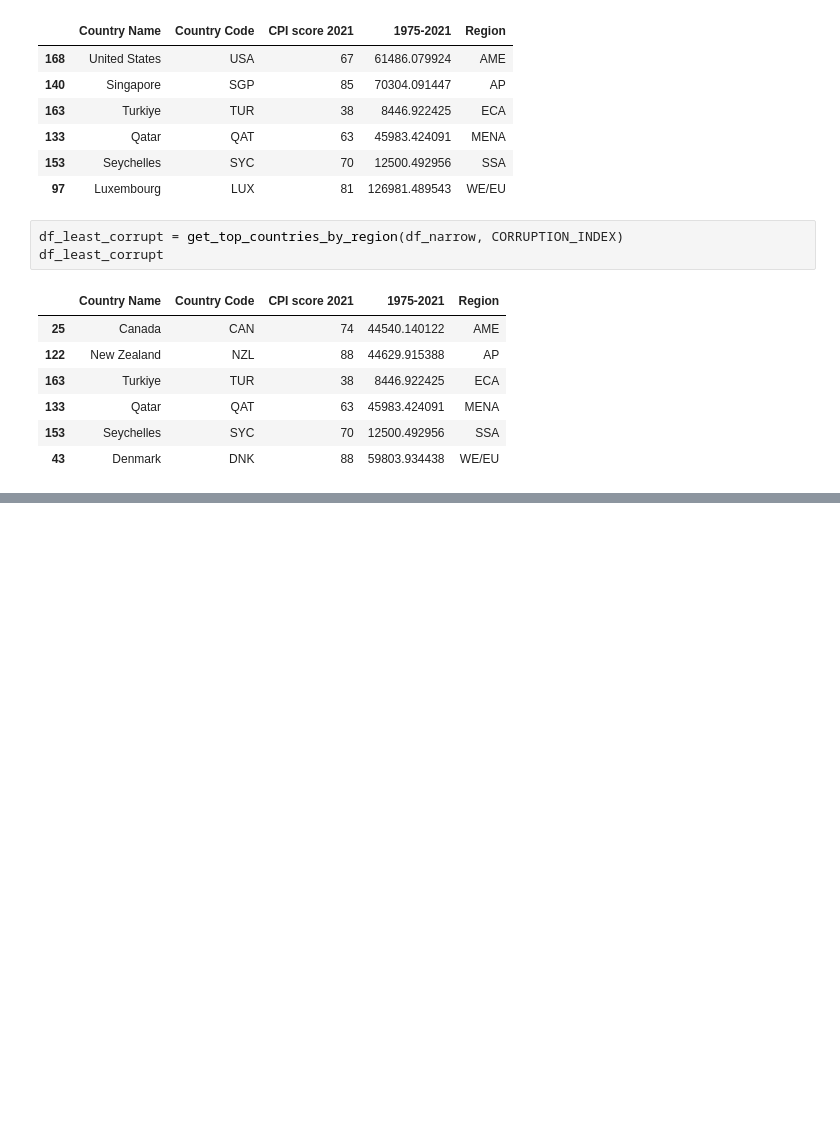
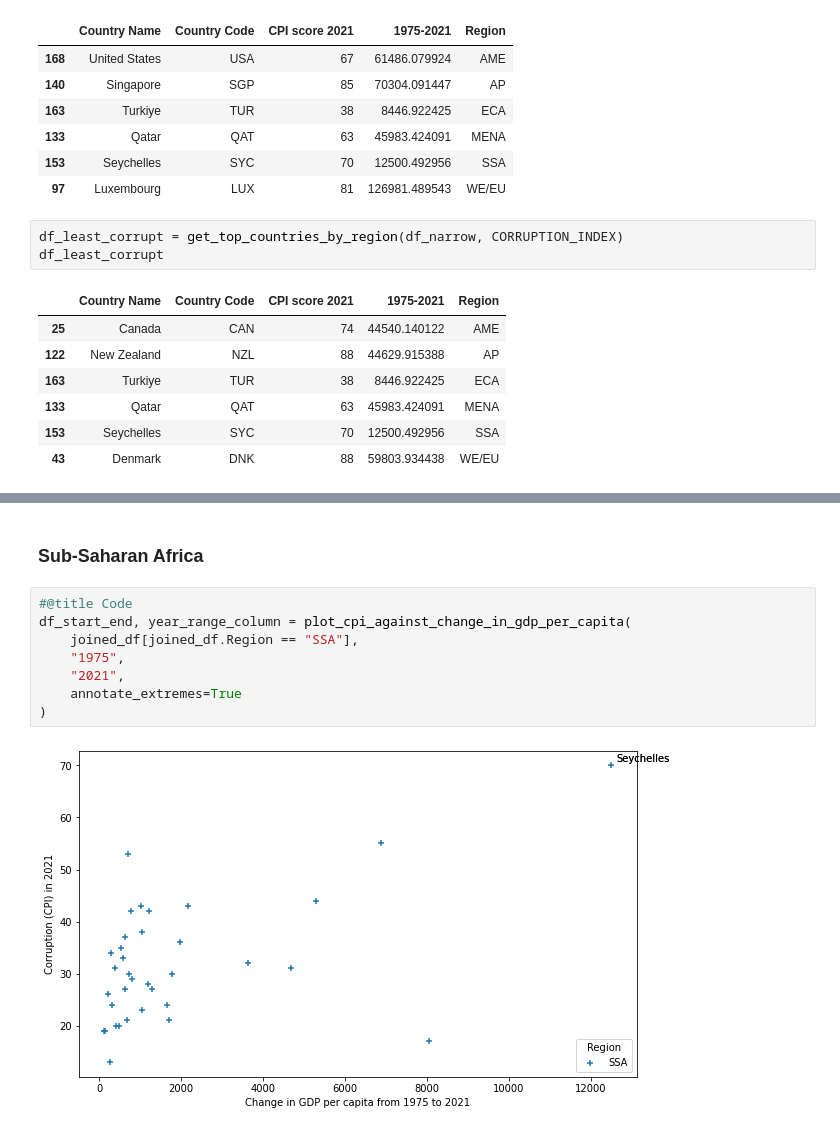
Before and after one commit to ndronen/econdata, a Jupyter notebook: notebooks/Corruption_and_GDP_growth.ipynb, the cells around one changed output, grey strips where cells are left out. Cells and saved outputs as stored; diff of their text form; blank space fills up the shorter version.

```diff
--- a/notebooks/Corruption_and_GDP_growth.ipynb
+++ b/notebooks/Corruption_and_GDP_growth.ipynb
@@ -206,0 +218,12 @@ df_least_corrupt
+# %% [markdown]
+### Sub-Saharan Africa
+# %%
+#@title Code
+df_start_end, year_range_column = plot_cpi_against_change_in_gdp_per_capita(
+    joined_df[joined_df.Region == "SSA"],
+    "1975",
+    "2021",
+    annotate_extremes=True
+)
+# %% [output]
+[figure, added]
```
Also changed, not shown: parts of 13 cells of this notebook.
